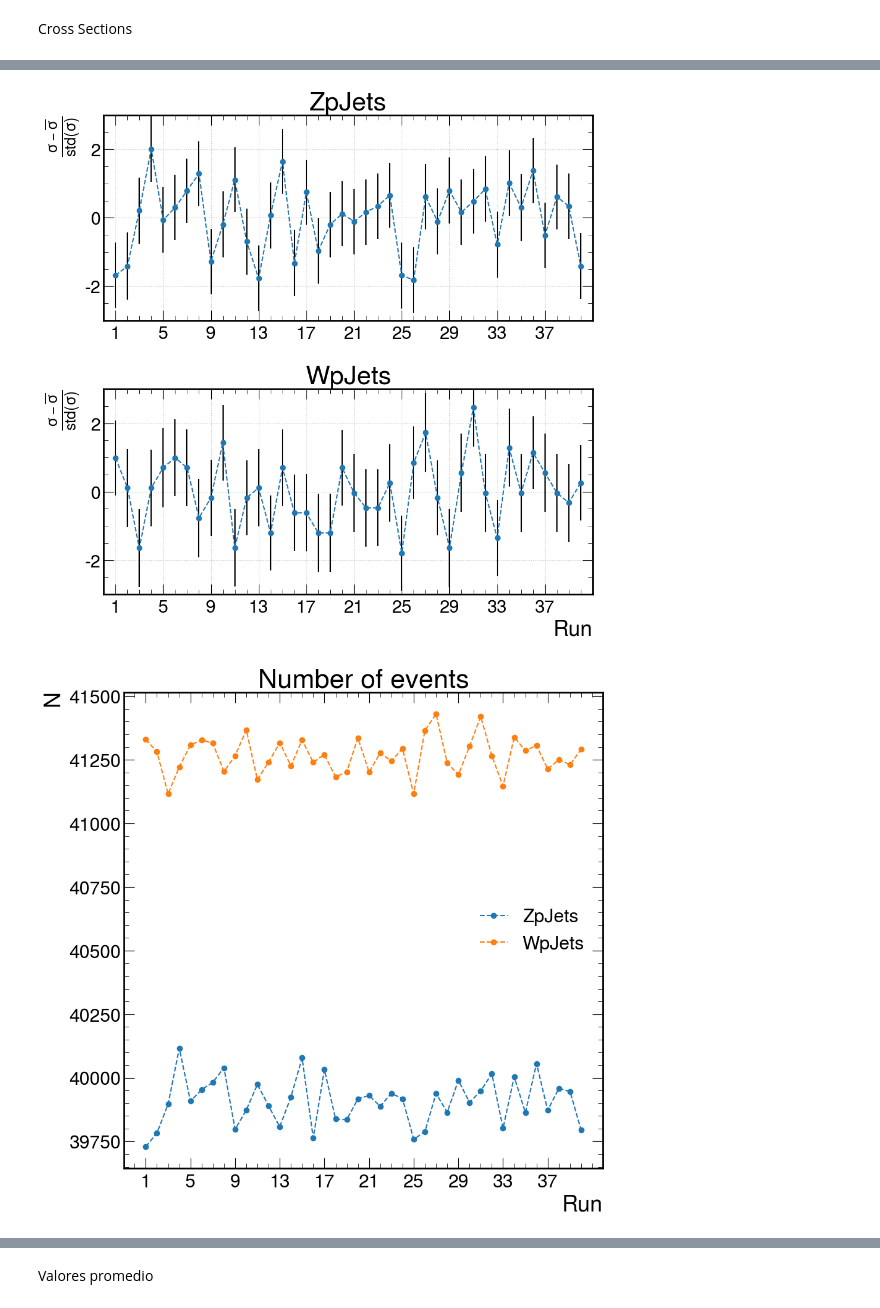
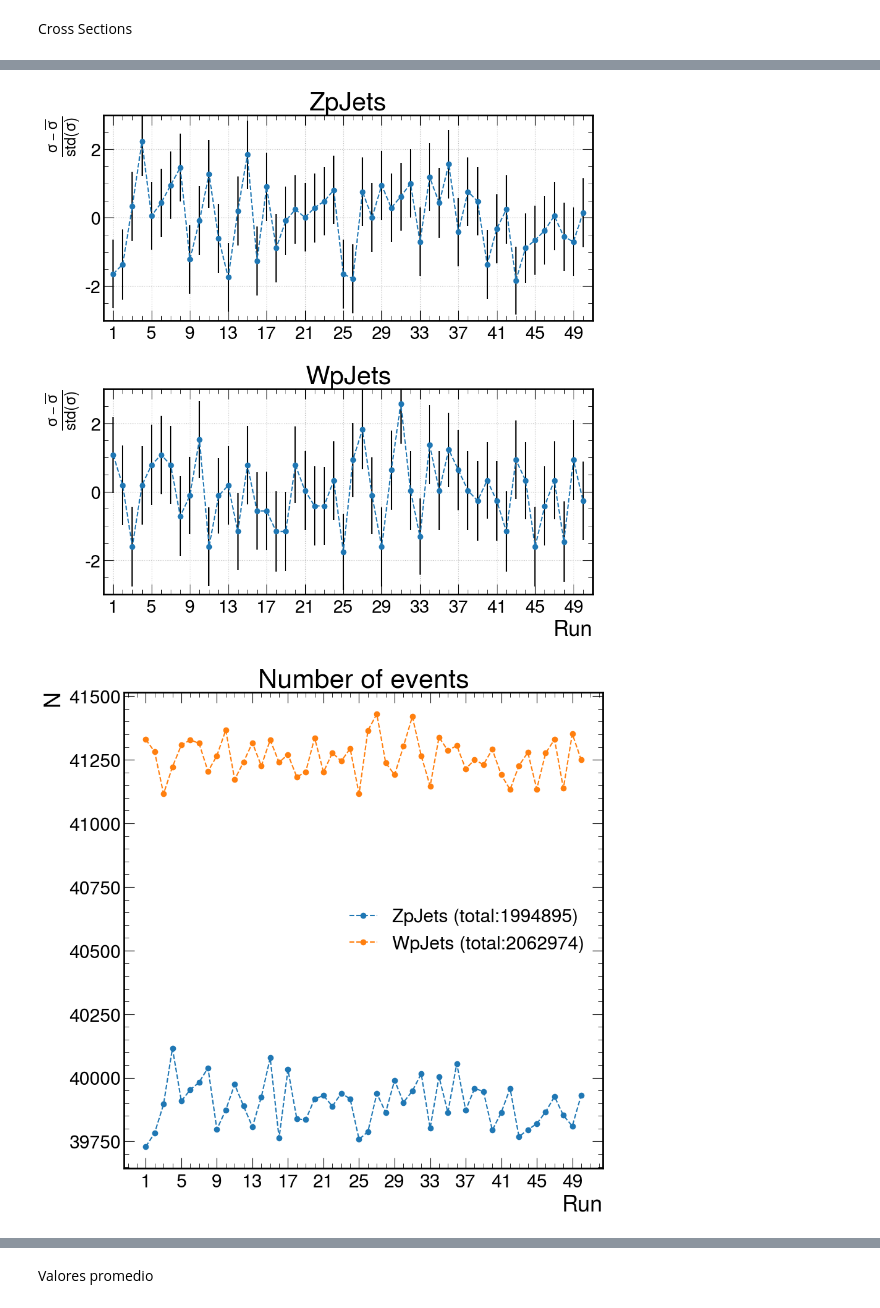
Before and after one commit to JuanDuarte2003/VBFDM_EAFIT, a Jupyter notebook: BG_analysis.ipynb, the cells around one changed output, grey strips where cells are left out. Saved outputs shown, nothing was run; the diff lists cells and outputs as text; code cells hidden in the pictures.

```diff
--- a/BG_analysis.ipynb
+++ b/BG_analysis.ipynb
@@ -61,7 +61,7 @@ data_w.describe()
 # %% [markdown]
 Cross Sections
 # %%
-nMetaRuns = 4
+nMetaRuns = 5
 
 CSs = {"run": [],
        "ZpJets": [],
@@ -146,18 +146,18 @@ ax[1].grid()
 plt.tight_layout()
 plt.show()
 # %% [output]
-[figure, old version]
+[figure, new version]
 # %%
-plt.plot(crossSec["run"],crossSec["NeventsZpJets"], marker='o', linestyle='--', label='ZpJets')
-plt.plot(crossSec["run"],crossSec["NeventsWpJets"], marker='o', linestyle='--', label='WpJets')
+plt.plot(crossSec["run"],crossSec["NeventsZpJets"], marker='o', linestyle='--', label=f'ZpJets (total:{data_z.shape[0]})')
+plt.plot(crossSec["run"],crossSec["NeventsWpJets"], marker='o', linestyle='--', label=f'WpJets (total:{data_w.shape[0]})')
 plt.title("Number of events")
 plt.xlabel("Run")
 plt.ylabel(r"$N$")
 plt.xticks([i for i in range(crossSec.run.min(),crossSec.run.max()+1, 4)])
 plt.legend()
 plt.show()
 # %% [output]
-[figure, old version]
+[figure, new version]
 # %%
 (crossSec["NeventsZpJets"]*crossSec["errorZpJets"]/(crossSec["ZpJets"]*1000)**2)
 # %% [output]
```
Also changed, not shown: parts of 10 cells of this notebook, 1 other file.
